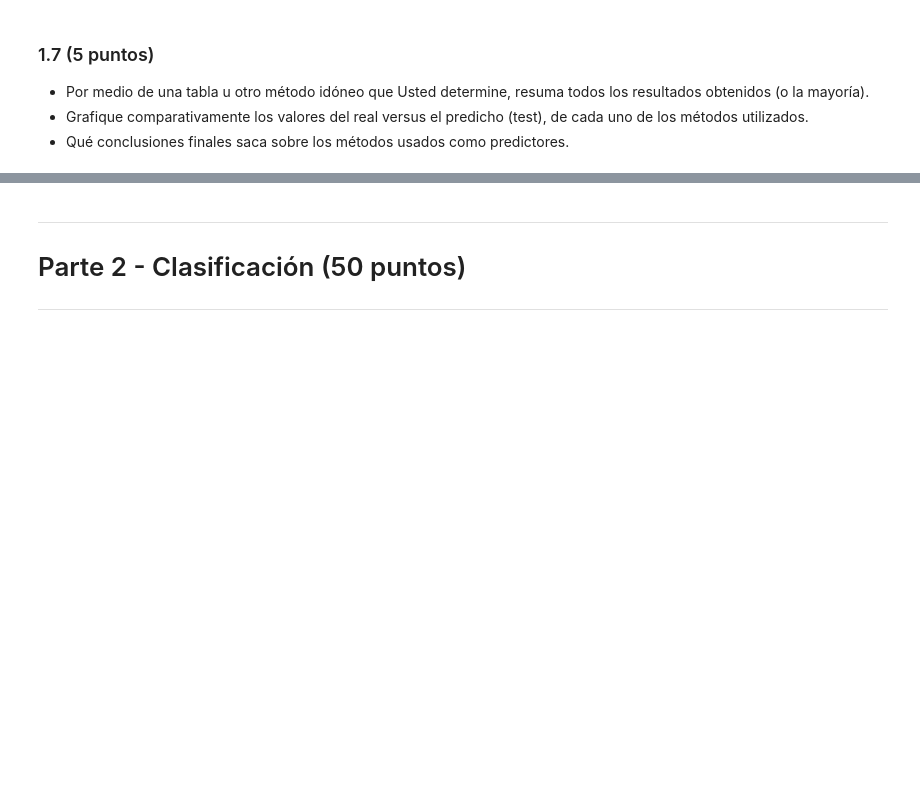
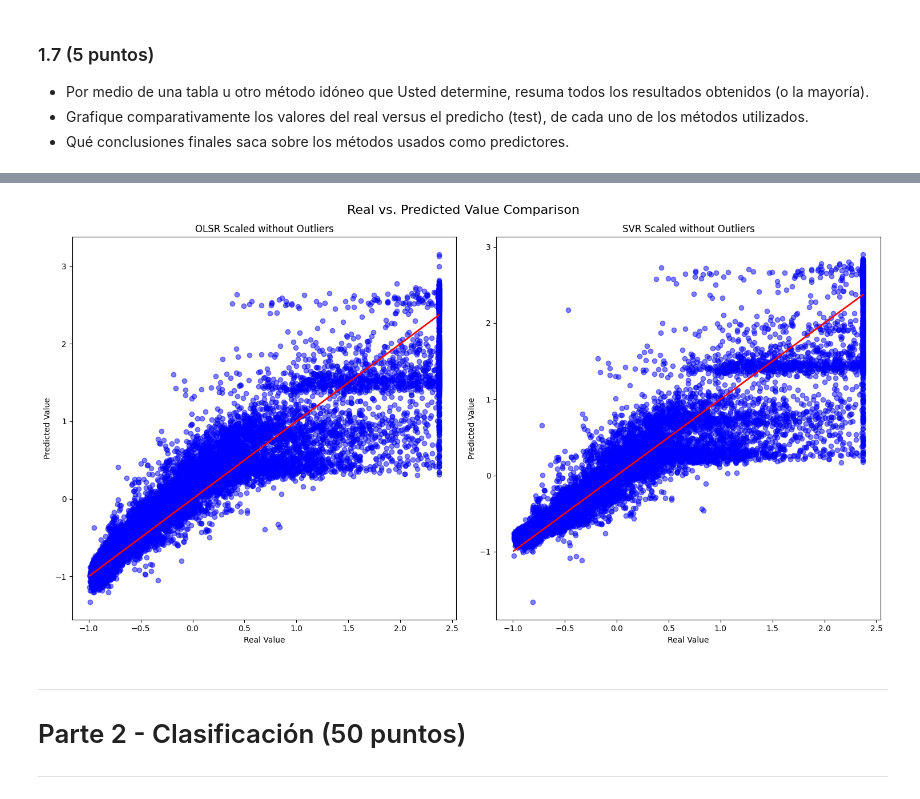
Before and after one commit to IAGR2-S2-2023/TP2_Regresi-n-Clasificaci-n, a Jupyter notebook: 2023-2-Trabajo_Practico_2.ipynb, the cells around one changed output, grey strips where cells are left out. Drawn from its saved outputs; the diff is of its cells as text; code cells hidden in the pictures; blank space fills up the shorter version.

```diff
--- a/2023-2-Trabajo_Practico_2.ipynb
+++ b/2023-2-Trabajo_Practico_2.ipynb
@@ -399,3 +689,26 @@ R^2: 0.8183672549569639
+# %%
+fig, axs = plt.subplots(1, 2, figsize=(15, 8))
+fig.suptitle('Real vs. Predicted Value Comparison', fontsize=16)
+
+# Create a function to plot the scatter plot
+def plot_scatter(ax, y_test, y_pred, title):
+    ax.scatter(y_test, y_pred, alpha=0.5, c='blue')
+    ax.plot([min(y_test), max(y_test)], [min(y_test), max(y_test)], color='red', lw=2)
+    ax.set_title(title)
+    ax.set_xlabel('Real Value')
+    ax.set_ylabel('Predicted Value')
+
+# OLSR Scaled without Outliers
+plot_scatter(axs[0], y_test_without_outliers_scaled, y_pred_olsr, 'OLSR Scaled without Outliers')
+
+# SVR Scaled without Outliers
+plot_scatter(axs[1], y_test_without_outliers_scaled, y_pred_svr, 'SVR Scaled without Outliers')
+
+# Adjust spacing between plots
+plt.tight_layout()
+plt.show()
+# %% [output]
+[figure, added]
 # %% [markdown]
 ___
 
```
Also changed, not shown: parts of 35 cells of this notebook, 1 other file.
